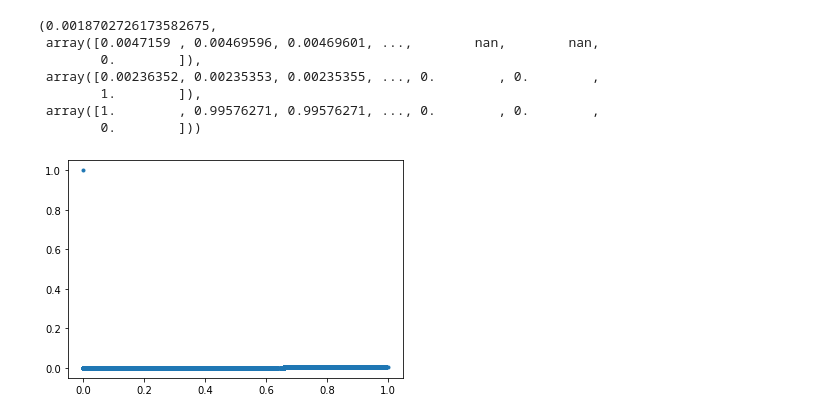
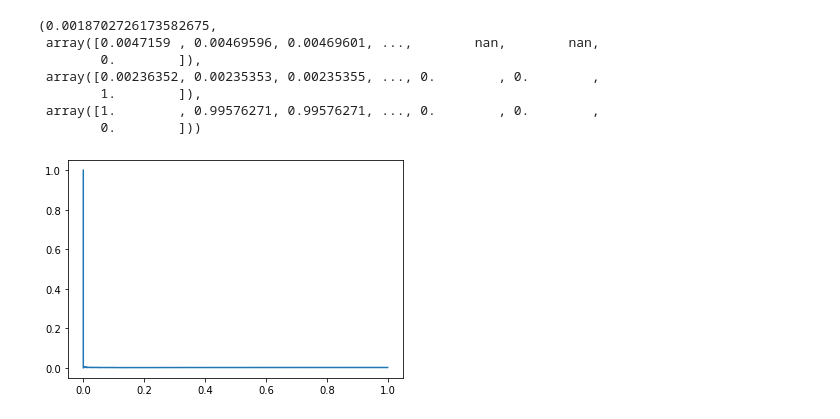
Before and after one commit to TheoVedis/ProjectInterPromo, a Jupyter notebook: dev/modelisation/code/theo/test.ipynb, the cells around one changed output. Saved outputs shown, nothing was run; the diff lists cells and outputs as text; code cells hidden in the pictures.

```diff
--- a/dev/modelisation/code/theo/test.ipynb
+++ b/dev/modelisation/code/theo/test.ipynb
@@ -170,7 +172,7 @@ evaluation2(1/distances.mean(axis=1), data_quanti["TOP_FRAUDE"])
 # %%
 value, f1_score, precision, recall = evaluation2(1/distances.mean(axis=1), np.array(data_quanti["TOP_FRAUDE"]))
 # %%
-plt.plot(recall, precision, ".")
+plt.plot(recall, precision)
 plt.show()
 # %% [output]
-[figure, old version]
+[figure, new version]
```
Also changed, not shown: parts of 4 cells of this notebook, 2 other files.
